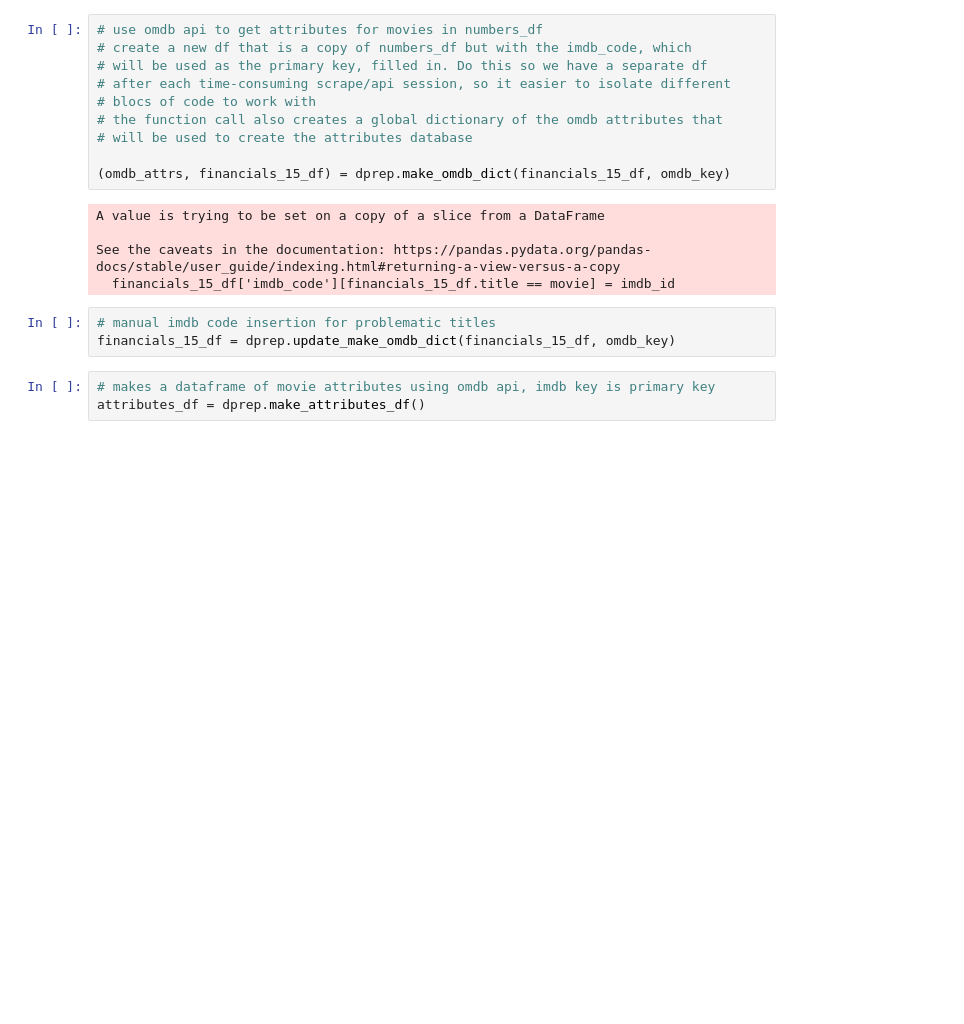
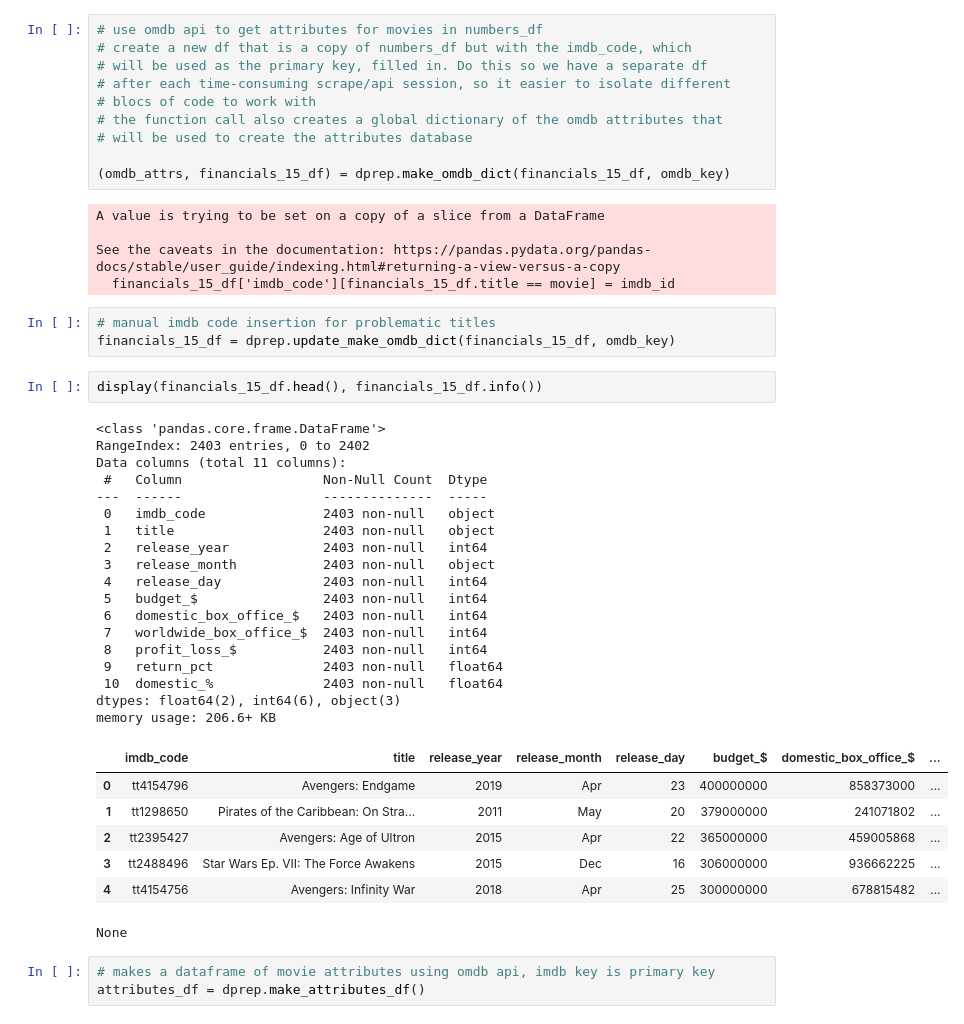
Before and after one commit to jimp93/dsc-phase-1-project, a Jupyter notebook: student.ipynb, the cells around one changed output. Saved outputs shown, nothing was run; the diff lists cells and outputs as text; blank space fills up the shorter version.

```diff
--- a/student.ipynb
+++ b/student.ipynb
@@ -94,6 +138,34 @@ See the caveats in the documentation: https://pandas.pydata.org/pandas-docs/stab
 # %%
 # manual imdb code insertion for problematic titles
 financials_15_df = dprep.update_make_omdb_dict(financials_15_df, omdb_key)
+# %%
+display(financials_15_df.head(), financials_15_df.info())
+# %% [output]
+<class 'pandas.core.frame.DataFrame'>
+RangeIndex: 2403 entries, 0 to 2402
+Data columns (total 11 columns):
+ #   Column                  Non-Null Count  Dtype
+---  ------                  --------------  -----
+ 0   imdb_code               2403 non-null   object
+ 1   title                   2403 non-null   object
+ 2   release_year            2403 non-null   int64
+ 3   release_month           2403 non-null   object
+ 4   release_day             2403 non-null   int64
+ 5   budget_$                2403 non-null   int64
+ 6   domestic_box_office_$   2403 non-null   int64
+ 7   worldwide_box_office_$  2403 non-null   int64
+ 8   profit_loss_$           2403 non-null   int64
+ 9   return_pct              2403 non-null   float64
+ 10  domestic_%              2403 non-null   float64
+dtypes: float64(2), int64(6), object(3)
+memory usage: 206.6+ KB
+|  | imdb_code | title | release_year | release_month | release_day | budget_$ | domestic_box_office_$ | ... |
+| 0 | tt4154796 | Avengers: Endgame | 2019 | Apr | 23 | 400000000 | 858373000 | ... |
+| 1 | tt1298650 | Pirates of the Caribbean: On Stra... | 2011 | May | 20 | 379000000 | 241071802 | ... |
+| 2 | tt2395427 | Avengers: Age of Ultron | 2015 | Apr | 22 | 365000000 | 459005868 | ... |
+| 3 | tt2488496 | Star Wars Ep. VII: The Force Awakens | 2015 | Dec | 16 | 306000000 | 936662225 | ... |
+| 4 | tt4154756 | Avengers: Infinity War | 2018 | Apr | 25 | 300000000 | 678815482 | ... |
+None
 # %%
 # makes a dataframe of movie attributes using omdb api, imdb key is primary key
 attributes_df = dprep.make_attributes_df()
```
Also changed, not shown: parts of 20 cells of this notebook, 2 other files.
